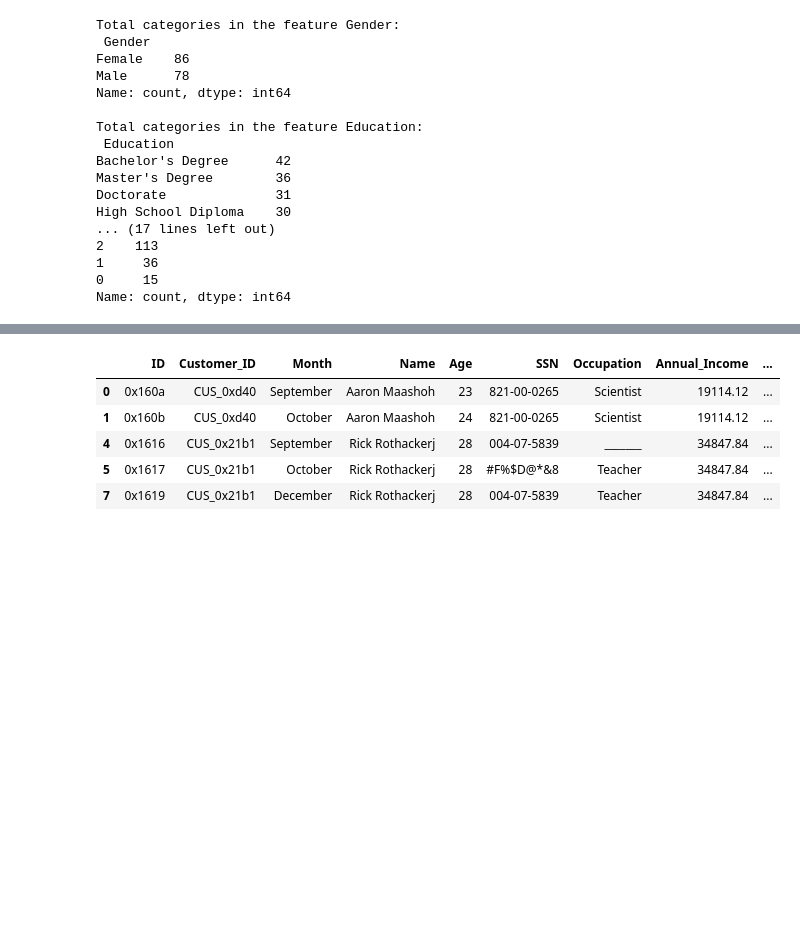
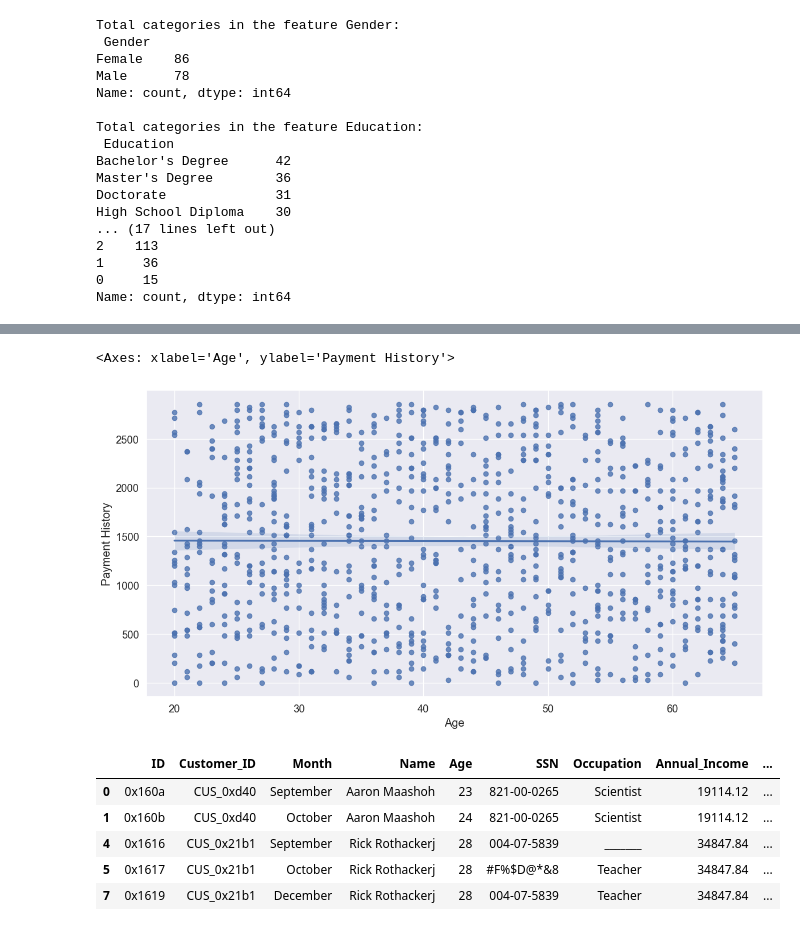
Before and after one commit to JesseR89/project-4, a Jupyter notebook: Final.ipynb, the cells around one changed output, grey strips where cells are left out. Cells and saved outputs as stored; diff of their text form; code cells hidden in the pictures; blank space fills up the shorter version.

```diff
--- a/Final.ipynb
+++ b/Final.ipynb
@@ -412,3 +435,8 @@ Name: count, dtype: int64
+# %%
+sns.regplot(x=credit_scoring_df['Age'], y=credit_scoring_df['Payment History'])
+# %% [output]
+<Axes: xlabel='Age', ylabel='Payment History'>
+[figure, added]
 # %%
 #Rename the test dateFrame columns
 test_df.rename(columns = {'Credit_Utilization_Ratio':'Credit Utilization Ratio'}, inplace=True)
```
Also changed, not shown: parts of 9 cells of this notebook.
